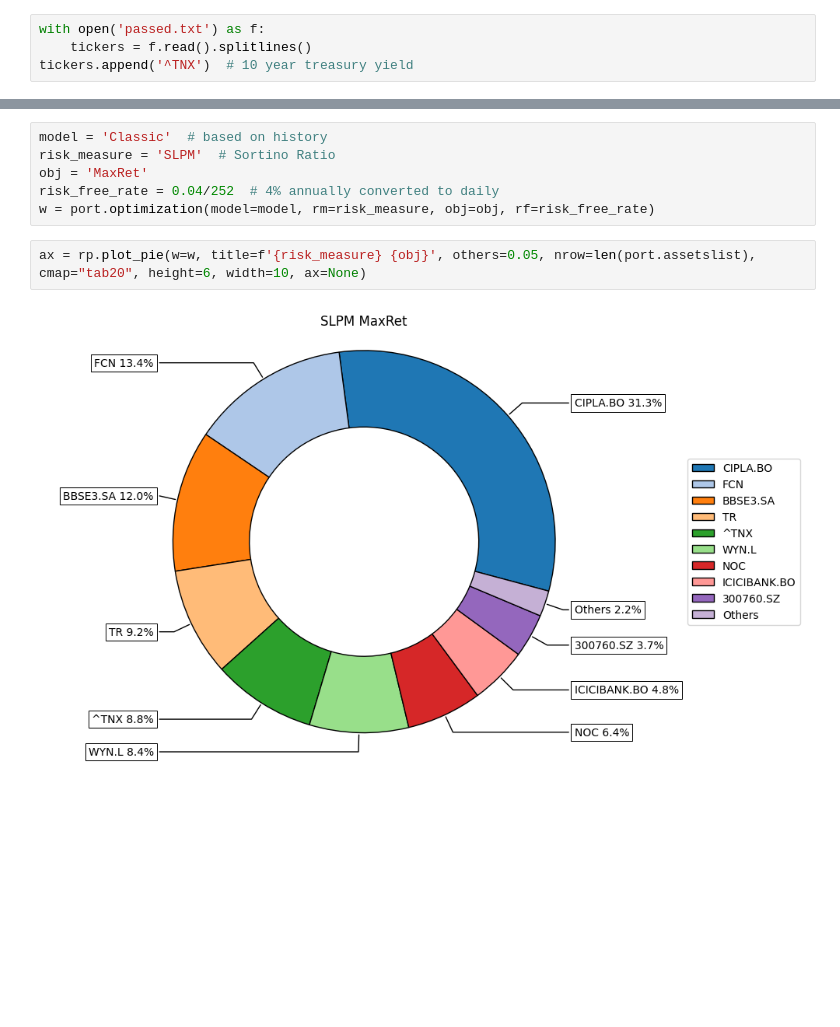
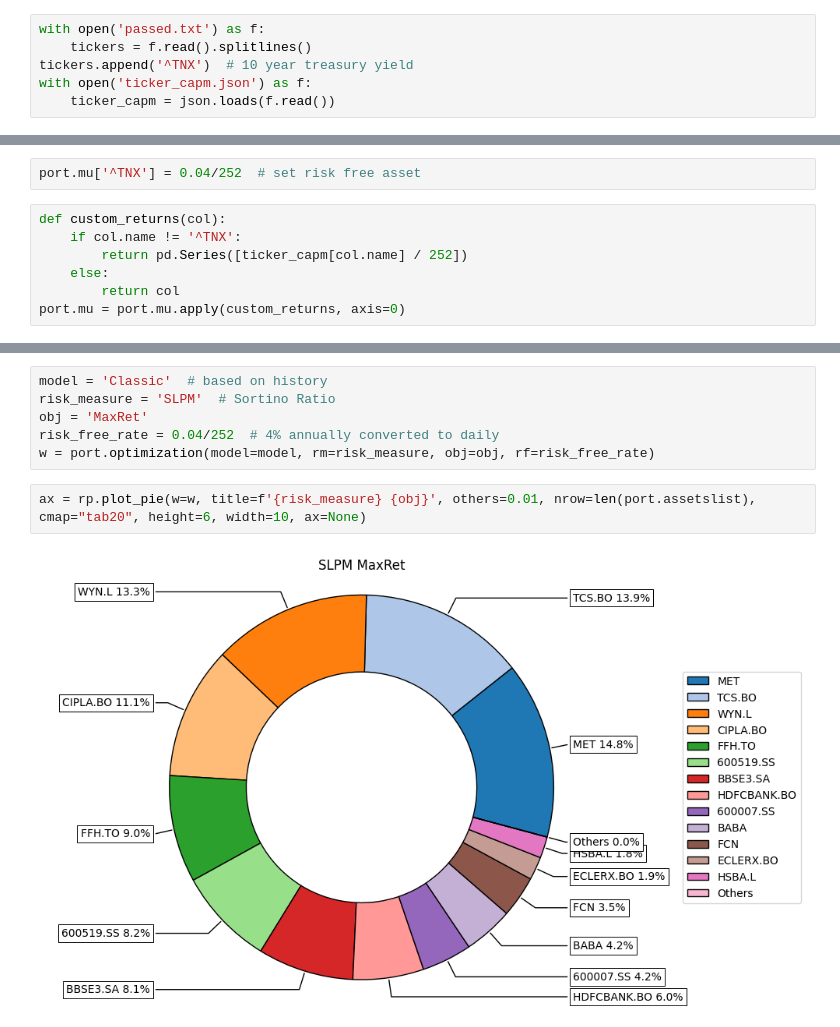
Before and after one commit to aliencaocao/wharton-comp, a Jupyter notebook: portfolio optimization.ipynb, the cells around one changed output, grey strips where cells are left out. Saved outputs shown, nothing was run; the diff lists cells and outputs as text; blank space fills up the shorter version.

Commit message:
Use CAPM as return estimator Add Finbox scraping code

```diff
--- a/portfolio optimization.ipynb
+++ b/portfolio optimization.ipynb
@@ -8,6 +11,8 @@ warnings.filterwarnings("ignore")
 with open('passed.txt') as f:
     tickers = f.read().splitlines()
 tickers.append('^TNX')  # 10 year treasury yield
+with open('ticker_capm.json') as f:
+    ticker_capm = json.loads(f.read())
 # %%
 def download_data_and_calc_returns(tickers, period='5y', interval='1d', prepost=False):
     if isinstance(tickers, list):
@@ -40,2 +45,11 @@ method_to_estimate_expected_return = 'ewma1'
 method_to_estimate_covariance = 'hist'
 port.assets_stats(method_mu=method_to_estimate_expected_return, method_cov=method_to_estimate_covariance, d=0.99)  # lower d means place more emphasis on recent performance, 0 <= d < 1
+# %%
+port.mu['^TNX'] = 0.04/252  # set risk free asset
+# %%
+def custom_returns(col):
+    if col.name != '^TNX':
+        return pd.Series([ticker_capm[col.name] / 252])
+    else:
+        return col
+port.mu = port.mu.apply(custom_returns, axis=0)
@@ -46,9 +66,9 @@ obj = 'MaxRet'
 risk_free_rate = 0.04/252  # 4% annually converted to daily
 w = port.optimization(model=model, rm=risk_measure, obj=obj, rf=risk_free_rate)
 # %%
-ax = rp.plot_pie(w=w, title=f'{risk_measure} {obj}', others=0.05, nrow=len(port.assetslist), cmap="tab20", height=6, width=10, ax=None)
+ax = rp.plot_pie(w=w, title=f'{risk_measure} {obj}', others=0.01, nrow=len(port.assetslist), cmap="tab20", height=6, width=10, ax=None)
 # %% [output]
-[figure, old version]
+[figure, new version]
 # %%
 returns.index = returns.index.map(lambda a: pd.to_datetime(a).date())  # remove timezone awareness by converting to dates only
 rp.Reports.excel_report(returns, w, rf=risk_free_rate, alpha=0.05, t_factor=252, ini_days=1, days_per_year=252, name='portfolio_report')
```
Also changed, not shown: parts of 4 cells of this notebook, 3 other files.
